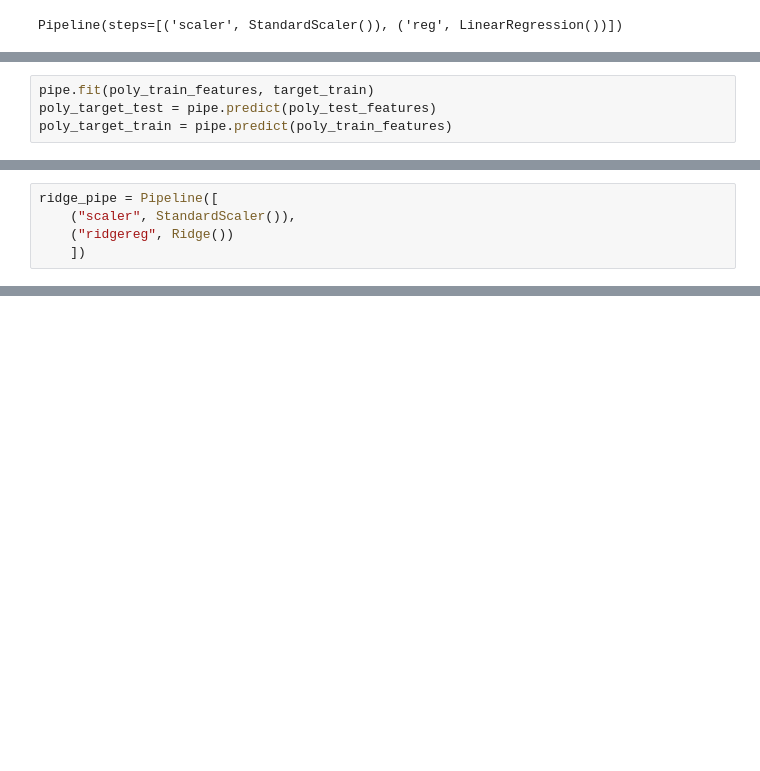
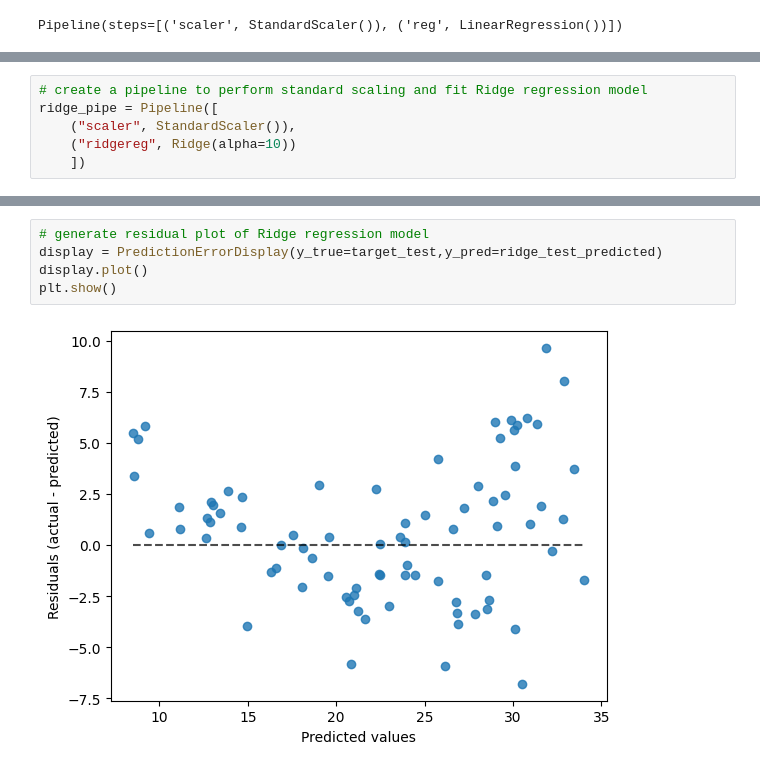
Before and after one commit to biswajit-bellevue/DSC550, a Jupyter notebook: SharmaDSC550Week4.ipynb, the cells around one changed output, grey strips where cells are left out. Cells and saved outputs as stored; diff of their text form; blank space fills up the shorter version.

```diff
--- a/SharmaDSC550Week4.ipynb
+++ b/SharmaDSC550Week4.ipynb
@@ -346,4 +222,0 @@ mean_train_scores: [8.41451632e-31 1.16866511e-01 2.64089211e-01 3.12993332e-01
-# %%
-pipe.fit(poly_train_features, target_train)
-poly_target_test = pipe.predict(poly_test_features)
-poly_target_train = pipe.predict(poly_train_features)
@@ -367,7 +249,8 @@ Test RMSE: 3.6295926518411488
 from sklearn.linear_model import Ridge
 # %%
+# create a pipeline to perform standard scaling and fit Ridge regression model
 ridge_pipe = Pipeline([
     ("scaler", StandardScaler()),
-    ("ridgereg", Ridge())
+    ("ridgereg", Ridge(alpha=10))
     ])
 # %%
@@ -414,0 +286,7 @@ cv_results
+# %%
+# generate residual plot of Ridge regression model
+display = PredictionErrorDisplay(y_true=target_test,y_pred=ridge_test_predicted)
+display.plot()
+plt.show()
+# %% [output]
+[figure, added]
```
Also changed, not shown: parts of 47 cells of this notebook, 2 other files.
